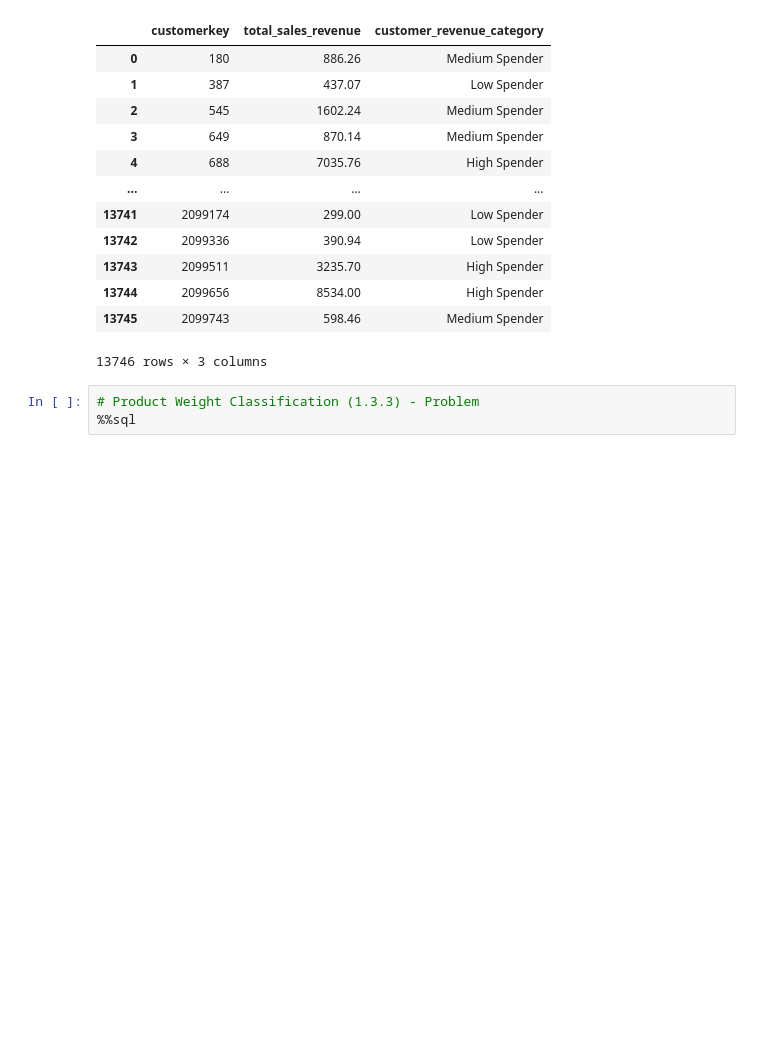
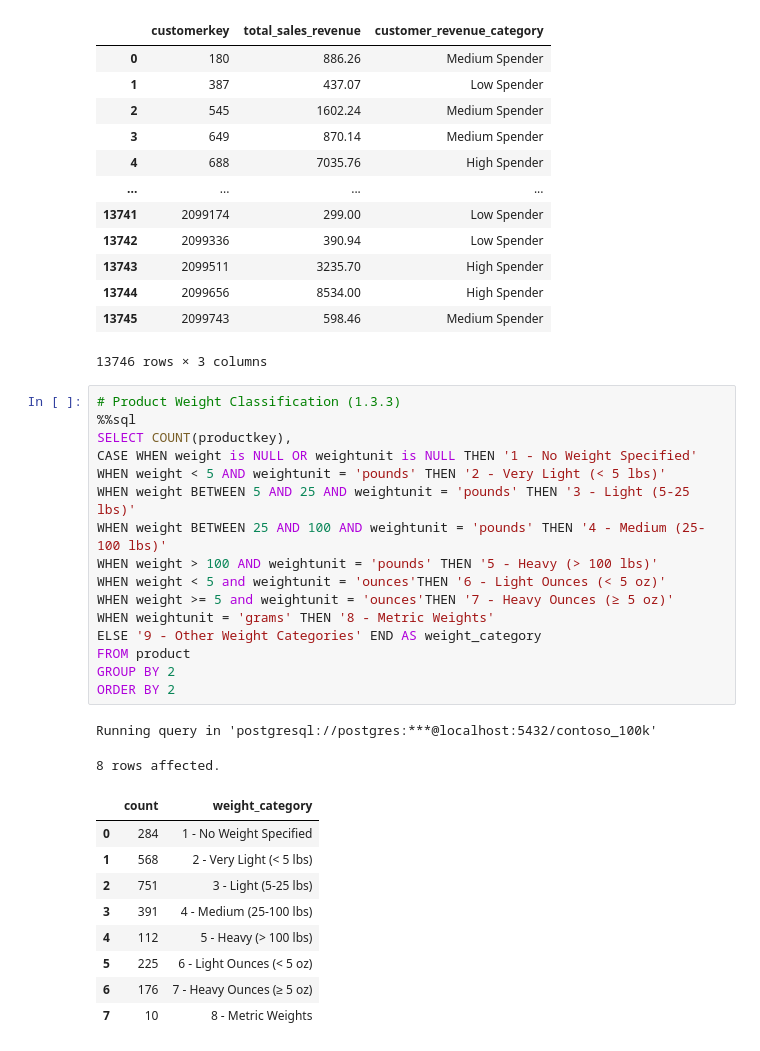
Before and after one commit to Du6eniuk/Du6eniuk, a Jupyter notebook: 0_Intro/2_Colab_Notebooks.ipynb, the cells around one changed output. Cells and saved outputs as stored; diff of their text form; blank space fills up the shorter version.

```diff
--- a/0_Intro/2_Colab_Notebooks.ipynb
+++ b/0_Intro/2_Colab_Notebooks.ipynb
@@ -641,6 +641,31 @@ Running query in 'postgresql://postgres:***@localhost:5432/contoso_100k'
 | 13744 | 2099656 | 8534.00 | High Spender |
 | 13745 | 2099743 | 598.46 | Medium Spender |
 13746 rows × 3 columns
-# %%
-# Product Weight Classification (1.3.3) - Problem
-%%sql
+# %%
+# Product Weight Classification (1.3.3)
+%%sql
+SELECT COUNT(productkey),
+CASE WHEN weight is NULL OR weightunit is NULL THEN '1 - No Weight Specified'
+WHEN weight < 5 AND weightunit = 'pounds' THEN '2 - Very Light (< 5 lbs)'
+WHEN weight BETWEEN 5 AND 25 AND weightunit = 'pounds' THEN '3 - Light (5-25 lbs)'
+WHEN weight BETWEEN 25 AND 100 AND weightunit = 'pounds' THEN '4 - Medium (25-100 lbs)'
+WHEN weight > 100 AND weightunit = 'pounds' THEN '5 - Heavy (> 100 lbs)'
+WHEN weight < 5 and weightunit = 'ounces'THEN '6 - Light Ounces (< 5 oz)'
+WHEN weight >= 5 and weightunit = 'ounces'THEN '7 - Heavy Ounces (≥ 5 oz)'
+WHEN weightunit = 'grams' THEN '8 - Metric Weights'
+ELSE '9 - Other Weight Categories' END AS weight_category
+FROM product
+GROUP BY 2
+ORDER BY 2
+# %% [output]
+Running query in 'postgresql://postgres:***@localhost:5432/contoso_100k'
+8 rows affected.
+|  | count | weight_category |
+| 0 | 284 | 1 - No Weight Specified |
+| 1 | 568 | 2 - Very Light (< 5 lbs) |
+| 2 | 751 | 3 - Light (5-25 lbs) |
+| 3 | 391 | 4 - Medium (25-100 lbs) |
+| 4 | 112 | 5 - Heavy (> 100 lbs) |
+| 5 | 225 | 6 - Light Ounces (< 5 oz) |
+| 6 | 176 | 7 - Heavy Ounces (≥ 5 oz) |
+| 7 | 10 | 8 - Metric Weights |
```
Also changed, not shown: parts of 4 cells of this notebook.
